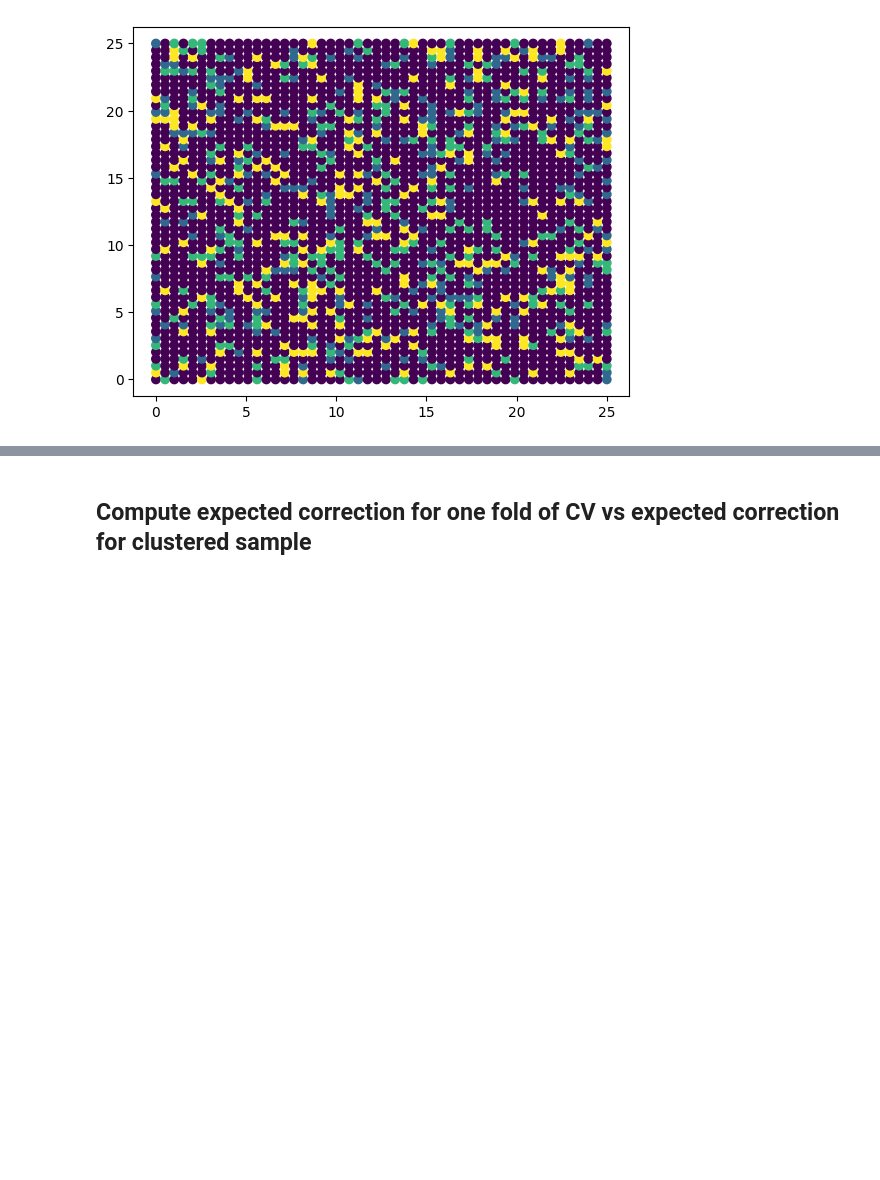
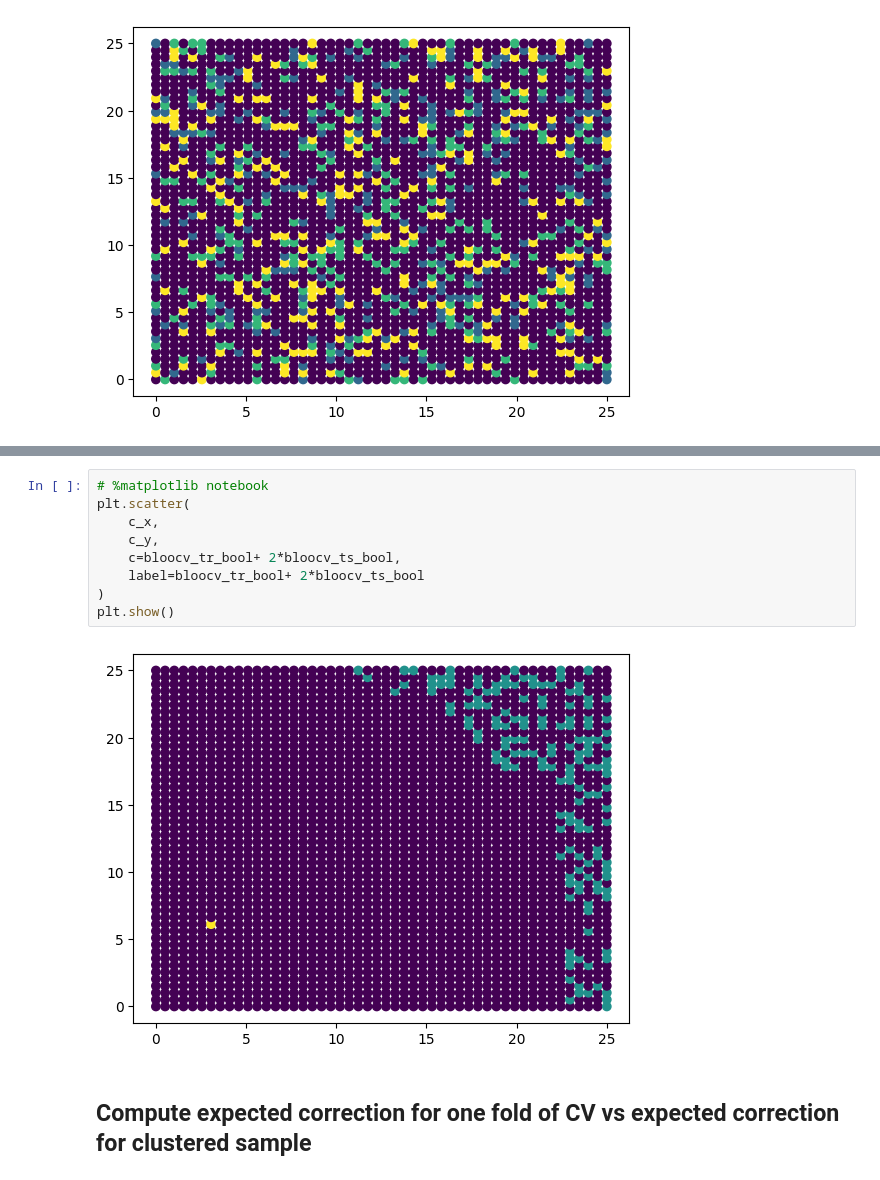
Before and after one commit to kevinbfry/StructuredPredictionError, a Jupyter notebook: doc/CVCorrections.ipynb, the cells around one changed output, grey strips where cells are left out. Cells and saved outputs as stored; diff of their text form; blank space fills up the shorter version.

```diff
--- a/doc/CVCorrections.ipynb
+++ b/doc/CVCorrections.ipynb
@@ -187,3 +198,14 @@ plt.show()
+# %%
+# %matplotlib notebook
+plt.scatter(
+    c_x,
+    c_y,
+    c=bloocv_tr_bool+ 2*bloocv_ts_bool,
+    label=bloocv_tr_bool+ 2*bloocv_ts_bool
+)
+plt.show()
+# %% [output]
+[figure, added]
 # %% [markdown]
 ## Compute expected correction for one fold of CV vs expected correction for clustered sample
 # %%
```
Also changed, not shown: parts of 3 cells of this notebook, 12 other files.
